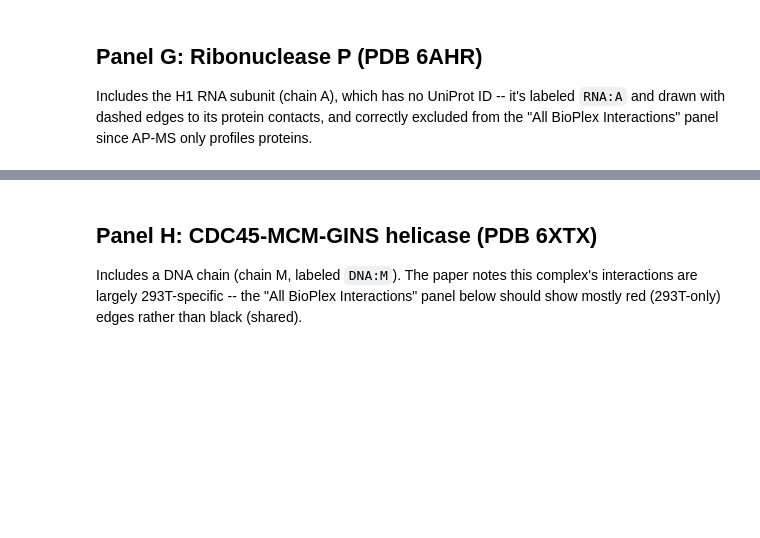
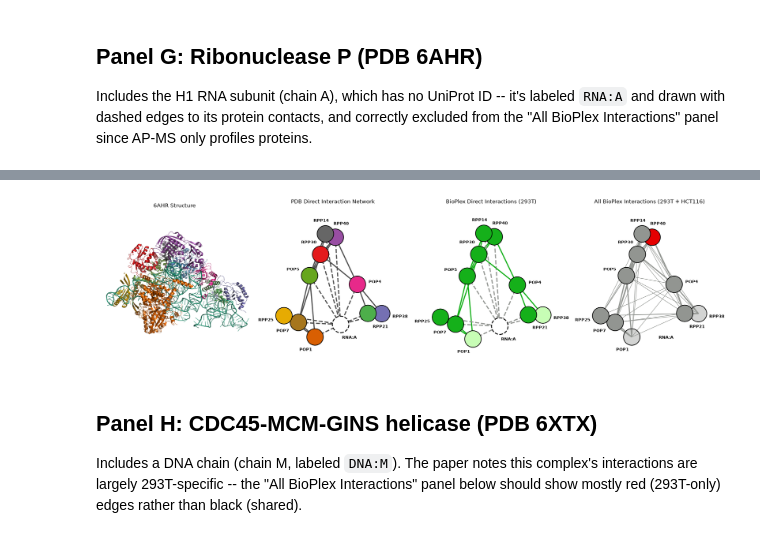
Before and after one commit to alexbott/BioPlexPy, a Jupyter notebook: TESTING/TESTING BioPlex Figure 2F-H Reproduction.ipynb, the cells around one changed output, grey strips where cells are left out. Cells and saved outputs as stored; diff of their text form; code cells hidden in the pictures; blank space fills up the shorter version.

```diff
--- a/TESTING/TESTING BioPlex Figure 2F-H Reproduction.ipynb
+++ b/TESTING/TESTING BioPlex Figure 2F-H Reproduction.ipynb
@@ -37,4 +51,5 @@ view_F.show()
 
 Includes the H1 RNA subunit (chain A), which has no UniProt ID -- it's labeled `RNA:A` and drawn with dashed edges to its protein contacts, and correctly excluded from the "All BioPlex Interactions" panel since AP-MS only profiles proteins.
 # %%
-fig_G, view_G = render_figure2_panels('6AHR', '.', bp_293t, bp_hct116)
+fig_G = render_figure2_panels_static('6AHR', '.', bp_293t, bp_hct116)
+# %% [output]
@@ -40,0 +59 @@ fig_G, view_G = render_figure2_panels('6AHR', '.', bp_293t, bp_hct116)
+[figure, added]
```
Also changed, not shown: parts of 8 cells of this notebook.
